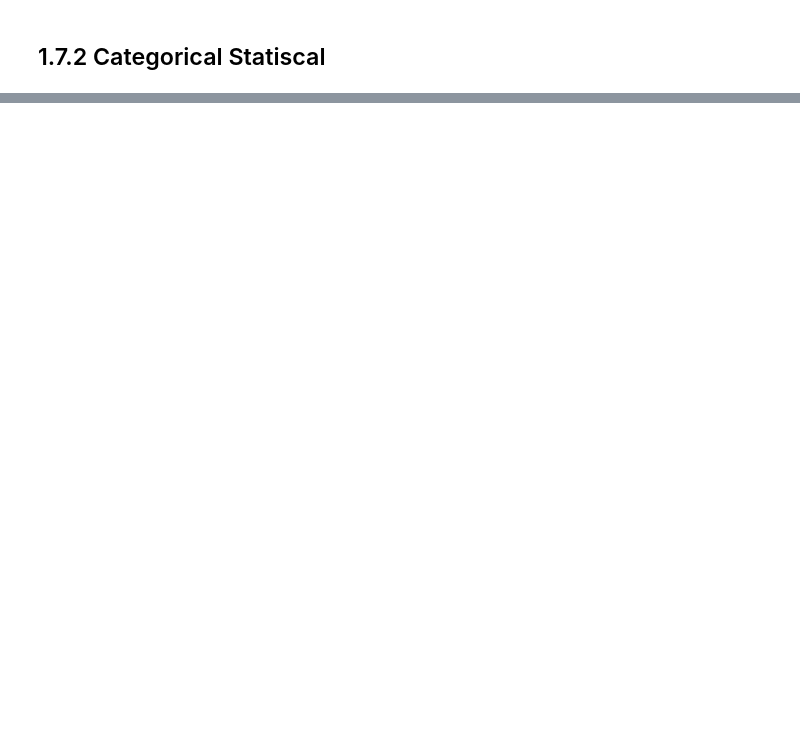
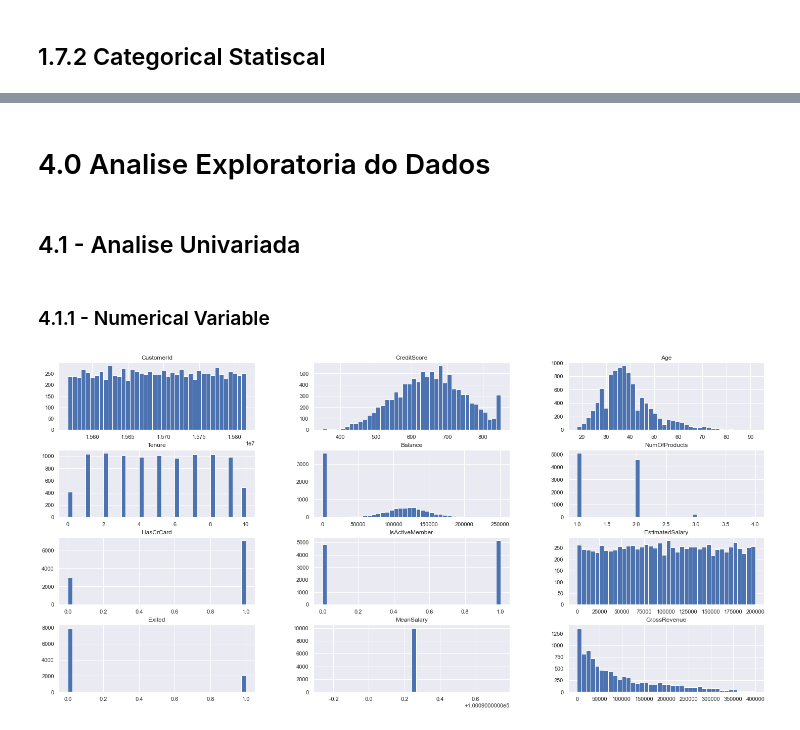
Before and after one commit to jefslima/Churn-Predict, a Jupyter notebook: ChurnPredict.ipynb, the cells around one changed output, grey strips where cells are left out. Saved outputs shown, nothing was run; the diff lists cells and outputs as text; code cells hidden in the pictures; blank space fills up the shorter version.

```diff
--- a/ChurnPredict.ipynb
+++ b/ChurnPredict.ipynb
@@ -184,0 +292,4 @@ sns.barplot (x='Geography', y='Exited', data=df1);
+# %%
+# calculate how much the company earned with the client
+df2['GrossRevenue'] = df2['EstimatedSalary'].apply( lambda x: x*0.15 if x <= MeanSalary else x*0.20)
+df2['GrossRevenue'] = df2['GrossRevenue']*df2['Tenure']
@@ -184,0 +298,2 @@ sns.barplot (x='Geography', y='Exited', data=df1);
+# %%
+df3 = df2.copy()
@@ -184,0 +304,3 @@ sns.barplot (x='Geography', y='Exited', data=df1);
+# %%
+#removing unnecessary columns
+df3 = df3.drop(['RowNumber', 'Surname' ] , axis=1)
@@ -184,0 +316,12 @@ sns.barplot (x='Geography', y='Exited', data=df1);
+# %% [markdown]
+# 4.0 Analise Exploratoria do Dados
+# %%
+df4 = df3.copy()
+# %% [markdown]
+## 4.1 - Analise Univariada
+# %% [markdown]
+### 4.1.1 - Numerical Variable
+# %%
+df4.hist(bins = 40);
+# %% [output]
+[figure, added]
```
Also changed, not shown: parts of 77 cells of this notebook.
